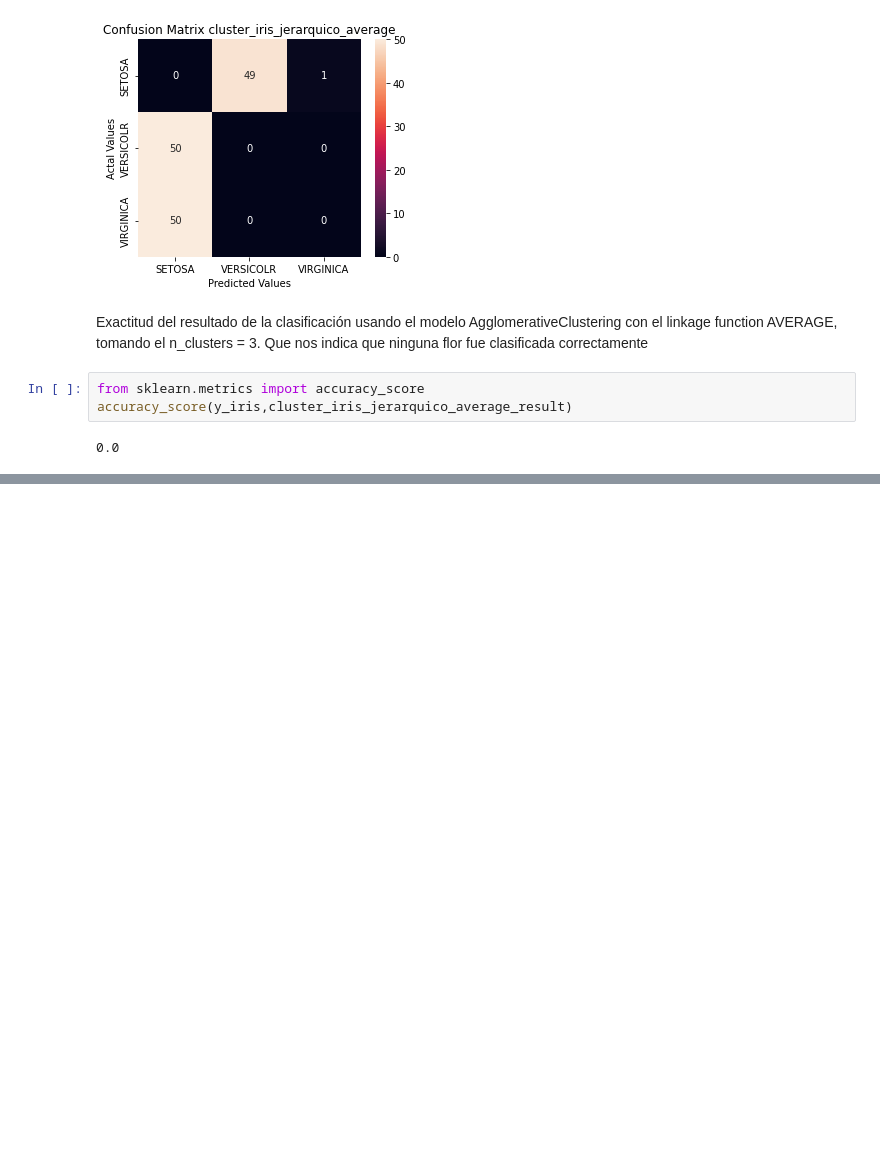
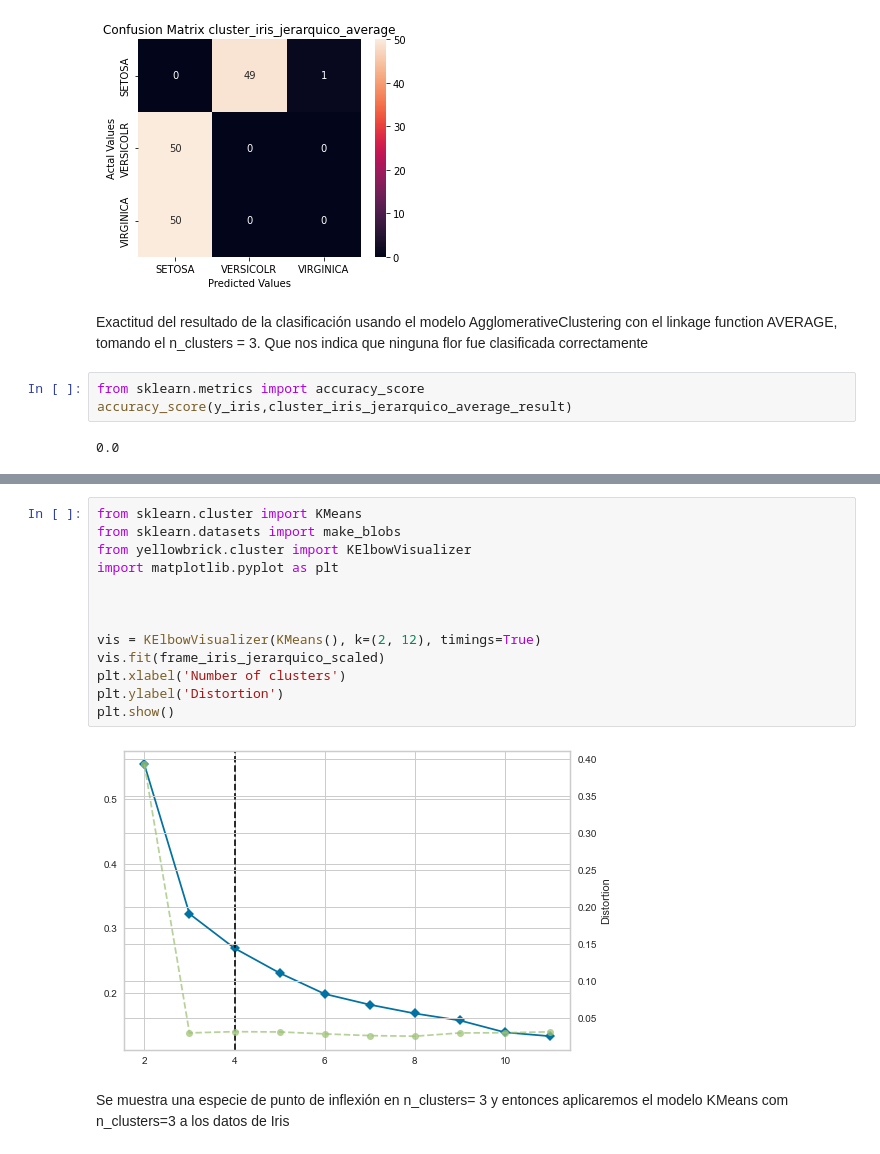
Before and after one commit to Sergio-Ibarra-1795/Diplomado_UNAM_DC_Full_gitHub, a Jupyter notebook: Modulo7_Aprendizaje_NO_supervisado/Modulo7_Practica1.ipynb, the cells around one changed output, grey strips where cells are left out. Saved outputs shown, nothing was run; the diff lists cells and outputs as text; blank space fills up the shorter version.

```diff
--- a/Modulo7_Aprendizaje_NO_supervisado/Modulo7_Practica1.ipynb
+++ b/Modulo7_Aprendizaje_NO_supervisado/Modulo7_Practica1.ipynb
@@ -271,0 +384,17 @@ accuracy_score(y_iris,cluster_iris_jerarquico_average_result)
+# %%
+from sklearn.cluster import KMeans
+from sklearn.datasets import make_blobs
+from yellowbrick.cluster import KElbowVisualizer
+import matplotlib.pyplot as plt
+
+
+
+vis = KElbowVisualizer(KMeans(), k=(2, 12), timings=True)
+vis.fit(frame_iris_jerarquico_scaled)
+plt.xlabel('Number of clusters')
+plt.ylabel('Distortion')
+plt.show()
+# %% [output]
+[figure, added]
+# %% [markdown]
+Se muestra una especie de punto de inflexión en n_clusters= 3 y entonces aplicaremos el modelo KMeans com n_clusters=3 a los datos de Iris
```
Also changed, not shown: parts of 36 cells of this notebook, 1 other file.
